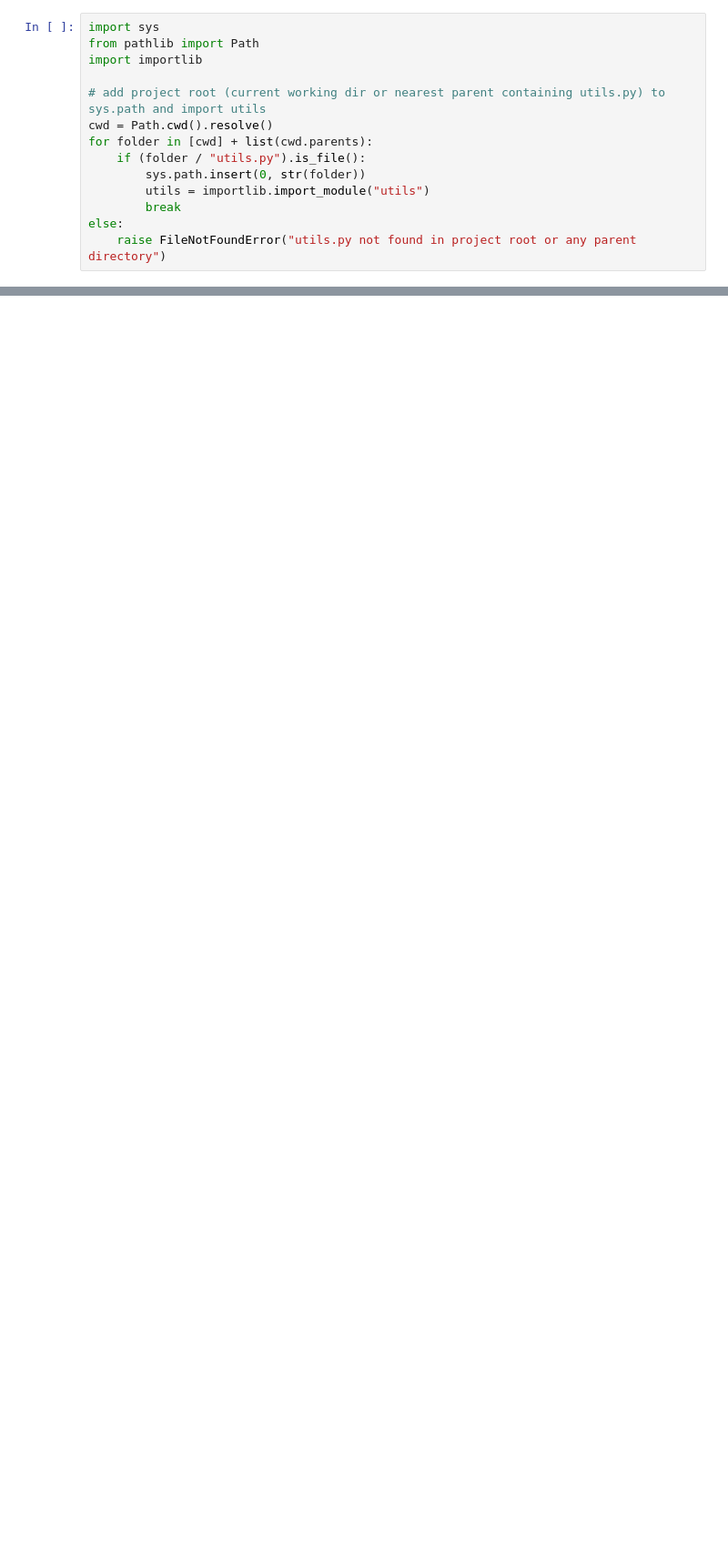
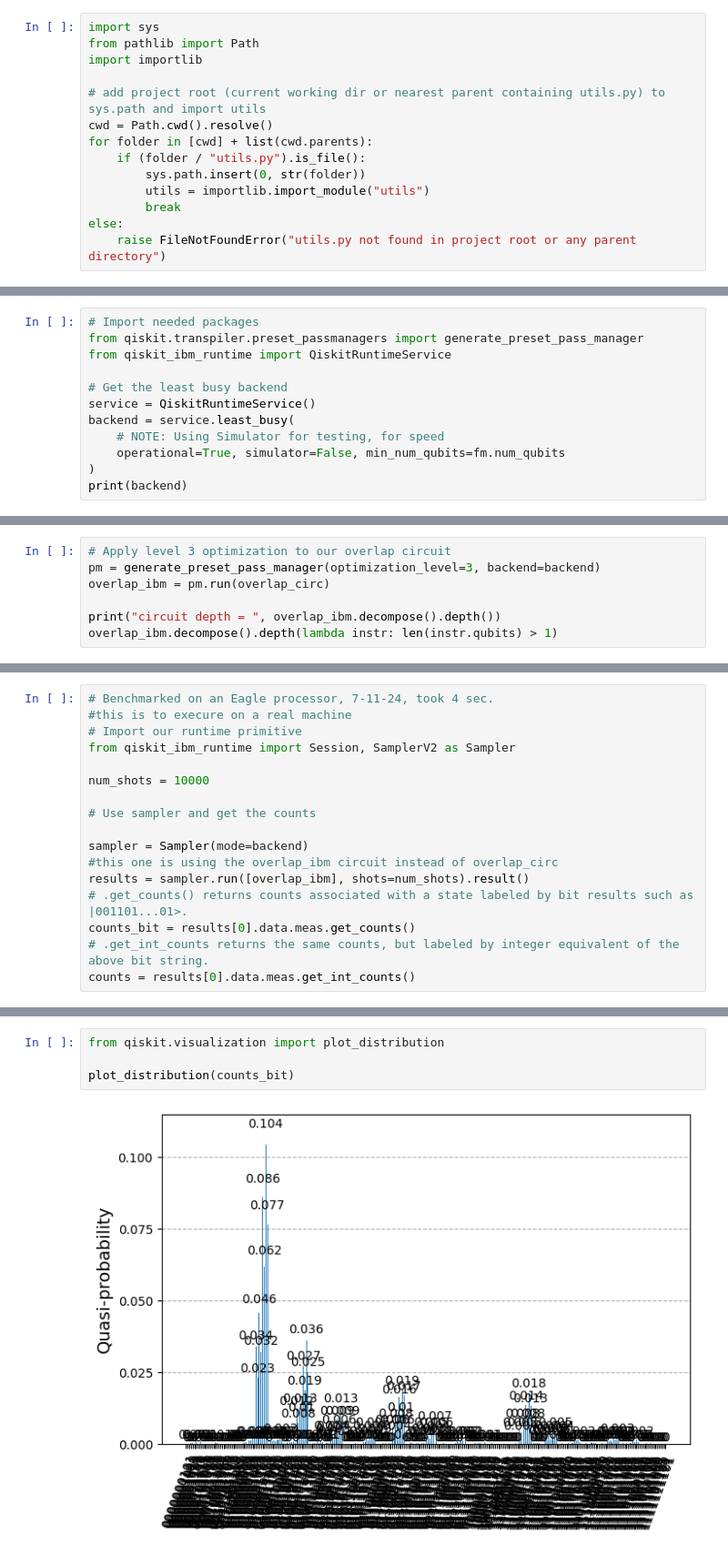
Before and after one commit to peoplesinc/air-pollution-data, a Jupyter notebook: baltimore-figures/baltimore_qml.ipynb, the cells around one changed output, grey strips where cells are left out. Shown at 91% size. Saved outputs shown, nothing was run; the diff lists cells and outputs as text; blank space fills up the shorter version.

```diff
--- a/baltimore-figures/baltimore_qml.ipynb
+++ b/baltimore-figures/baltimore_qml.ipynb
@@ -42,0 +93,12 @@ Name: Black, dtype: int64
+# %%
+# Import needed packages
+from qiskit.transpiler.preset_passmanagers import generate_preset_pass_manager
+from qiskit_ibm_runtime import QiskitRuntimeService
+
+# Get the least busy backend
+service = QiskitRuntimeService()
+backend = service.least_busy(
+    # NOTE: Using Simulator for testing, for speed
+    operational=True, simulator=False, min_num_qubits=fm.num_qubits
+)
+print(backend)
@@ -42,0 +111,7 @@ Name: Black, dtype: int64
+# %%
+# Apply level 3 optimization to our overlap circuit
+pm = generate_preset_pass_manager(optimization_level=3, backend=backend)
+overlap_ibm = pm.run(overlap_circ)
+
+print("circuit depth = ", overlap_ibm.decompose().depth())
+overlap_ibm.decompose().depth(lambda instr: len(instr.qubits) > 1)
@@ -42,0 +140,17 @@ Name: Black, dtype: int64
+# %%
+# Benchmarked on an Eagle processor, 7-11-24, took 4 sec.
+#this is to execure on a real machine
+# Import our runtime primitive
+from qiskit_ibm_runtime import Session, SamplerV2 as Sampler
+
+num_shots = 10000
+
+# Use sampler and get the counts
+
+sampler = Sampler(mode=backend)
+#this one is using the overlap_ibm circuit instead of overlap_circ
+results = sampler.run([overlap_ibm], shots=num_shots).result()
+# .get_counts() returns counts associated with a state labeled by bit results such as |001101...01>.
+counts_bit = results[0].data.meas.get_counts()
+# .get_int_counts returns the same counts, but labeled by integer equivalent of the above bit string.
+counts = results[0].data.meas.get_int_counts()
@@ -42,0 +163,6 @@ Name: Black, dtype: int64
+# %%
+from qiskit.visualization import plot_distribution
+
+plot_distribution(counts_bit)
+# %% [output]
+[figure, added]
```
Also changed, not shown: parts of 15 cells of this notebook.
